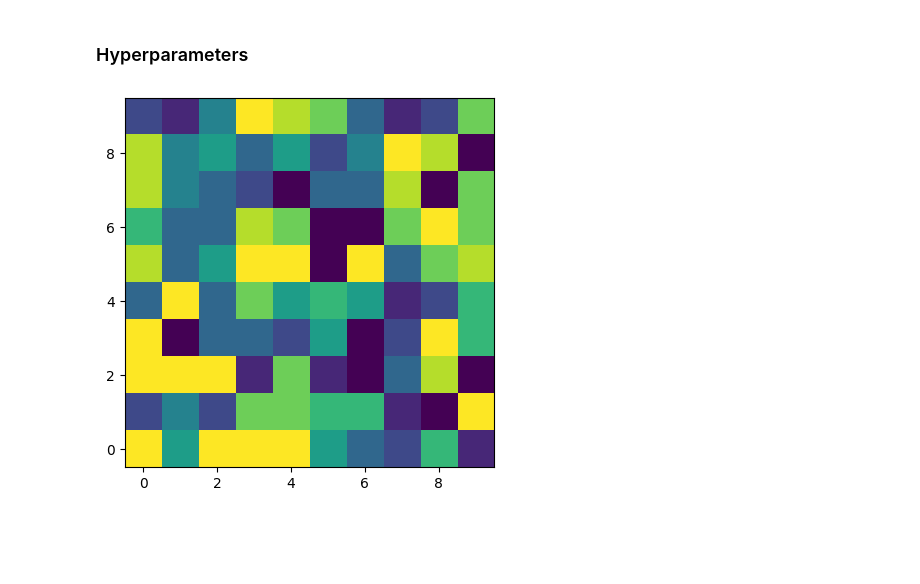
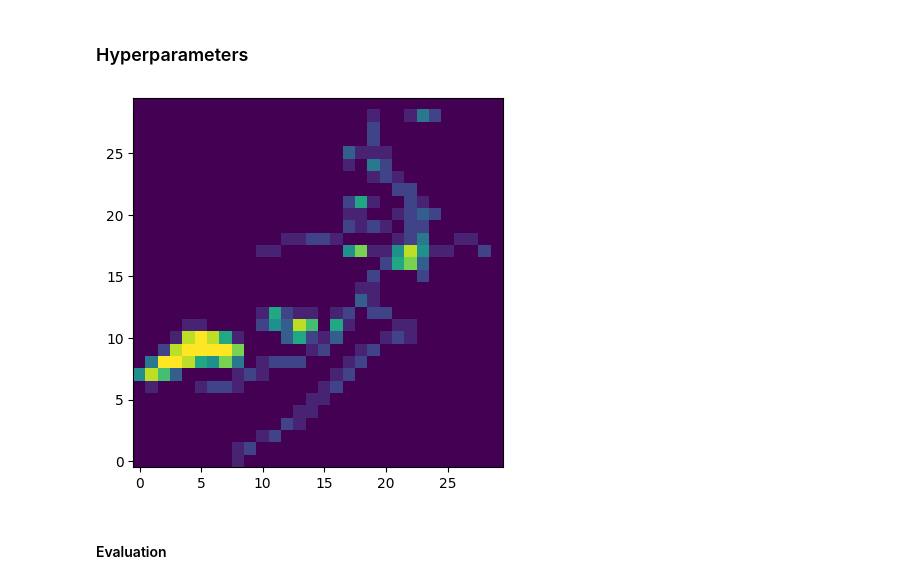
Before and after one commit to TheJoboReal/Bachelor, a Jupyter notebook: src/gym simple.ipynb, the cells around one changed output. Drawn from its saved outputs; the diff is of its cells as text; code cells hidden in the pictures; blank space fills up the shorter version.

```diff
--- a/src/gym simple.ipynb
+++ b/src/gym simple.ipynb
@@ -22,7 +22,7 @@ UPDATE_STEP = 1     # Update q_values after each step
 BETA = 0.6
 ALPHA = 0.5
 GAMMA = 0.9
-SIZE = 10
+SIZE = 30
 STEPS = SIZE * SIZE
 EPSILON = 0.8
 
@@ -642,7 +575,6 @@ class swarm:
 env = GridWorldEnv(size=SIZE)
 
 env.heatmap_env()
-env.random_env()
 
 plt.imshow(env.world, cmap='viridis')
 plt.gca().invert_yaxis()
@@ -658,6 +590,7 @@ agent = SAR_agent(
     epsilon=EPSILON,
     gamma=GAMMA
 )
+
 
 # agent1 = SAR_agent(
 #     1,
@@ -671,34 +604,34 @@ agent = SAR_agent(
 #     2,
 #     env=env,
 #     alpha=ALPHA,
 #     beta=BETA,
 #     gamma=GAMMA
 # )
 
 # agent3 = SAR_agent(
 #     3,
 #     env=env,
 #     alpha=ALPHA,
 #     beta=BETA,
 #     gamma=GAMMA
 # )
 
 # agent4 = SAR_agent(
 #     4,
 #     env=env,
 #     alpha=ALPHA,
 #     beta=BETA,
 #     gamma=GAMMA
 # )
 
 agents = []
 agents.append(agent)
 # agents.append(agent1)
 # agents.append(agent2)
 # agents.append(agent3)
 # agents.append(agent4)
 # %% [output]
-[figure, old version]
+[figure, new version]
 # %%
 swarm1 = swarm(env, agents, N_EPISODES, UPDATE_STEP)
 
@@ -707 +639,3 @@ swarm1.evaluate_swarm(STEPS,10)
+# %% [markdown]
+#### Evaluation
 # %%
```
Also changed, not shown: parts of 7 cells of this notebook.
